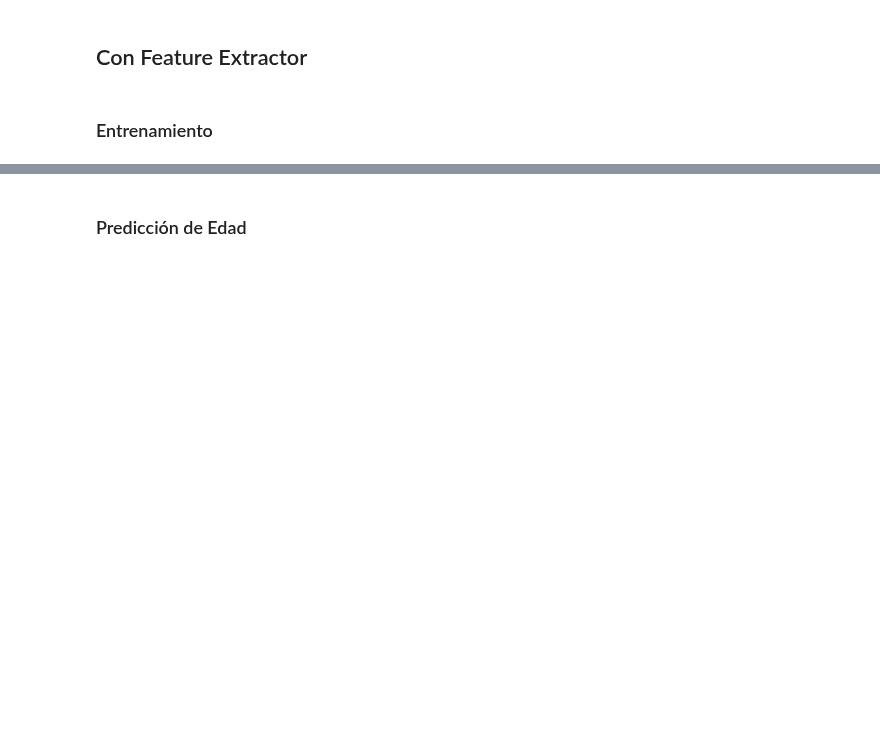
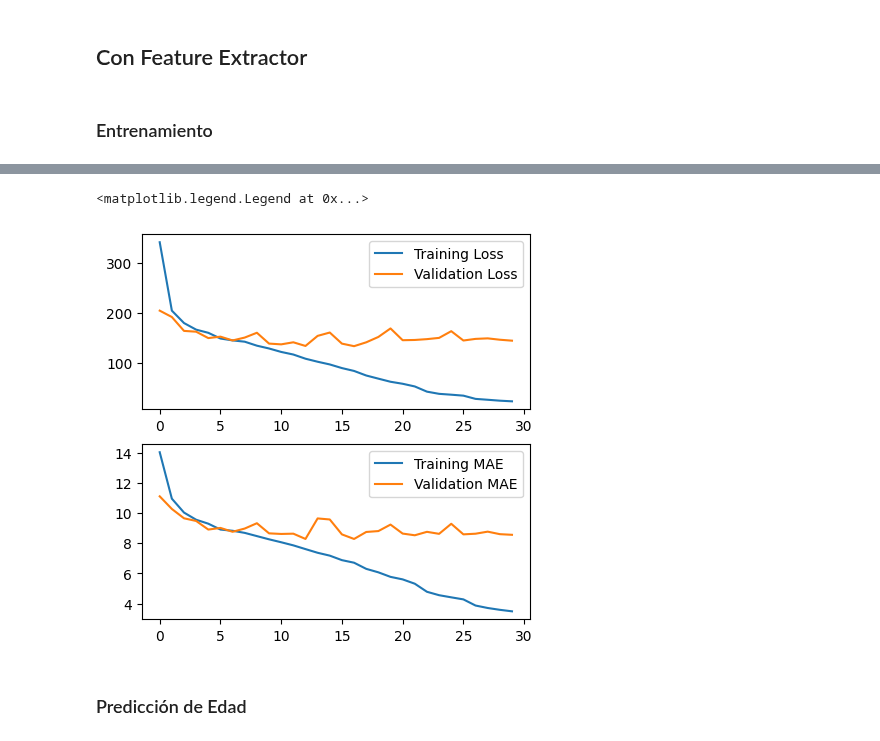
Before and after one commit to danib08/Reconocimiento-de-Patrones, a Jupyter notebook: Proyecto2.ipynb, the cells around one changed output, grey strips where cells are left out. Saved outputs shown, nothing was run; the diff lists cells and outputs as text; code cells hidden in the pictures; blank space fills up the shorter version.

```diff
--- a/Proyecto2.ipynb
+++ b/Proyecto2.ipynb
@@ -256,18 +307,21 @@ results
 # %%
 model = Sequential([
     Flatten(input_shape=(X_hog.shape[1],)),
+    Dense(512, activation='relu'),
+    Dense(1024, activation='relu'),
     Dense(2048, activation='relu'),
     Dense(1024, activation='relu'),
     Dense(512, activation='relu'),
     Dense(256, activation='relu'),
     Dense(128, activation='relu'),
+    Dense(64, activation='relu'),
     Dense(32, activation='relu'),
     Dense(16, activation='relu'),
     Dense(8, activation='relu'),
-    Dense(4, activation='relu'),
     Dense(1, activation='linear')
 ])
+
 optimizer = Adam(learning_rate=0.0001)
 model.compile(optimizer=optimizer, loss='mean_squared_error', metrics=['mae'])
 
-history = model.fit(X_train_hog, y_train_hog, validation_split=0.2, epochs=500, batch_size=32)
+history = model.fit(X_train_hog, y_train_hog, validation_split=0.2, epochs=30, batch_size=32)
@@ -274,3 +363,17 @@ history = model.fit(X_train_hog, y_train_hog, validation_split=0.2, epochs=500,
+# %%
+plt.figure(figsize=(5, 5))
+plt.subplot(2, 1, 1)
+plt.plot(history.history['loss'], label='Training Loss')
+plt.plot(history.history['val_loss'], label='Validation Loss')
+plt.legend()
+
+plt.subplot(2, 1, 2)
+plt.plot(history.history['mae'], label='Training MAE')
+plt.plot(history.history['val_mae'], label='Validation MAE')
+plt.legend()
+# %% [output]
+<matplotlib.legend.Legend at 0x...>
+[figure, added]
 # %% [markdown]
 ### Predicción de Edad
 # %%
```
Also changed, not shown: parts of 15 cells of this notebook.
